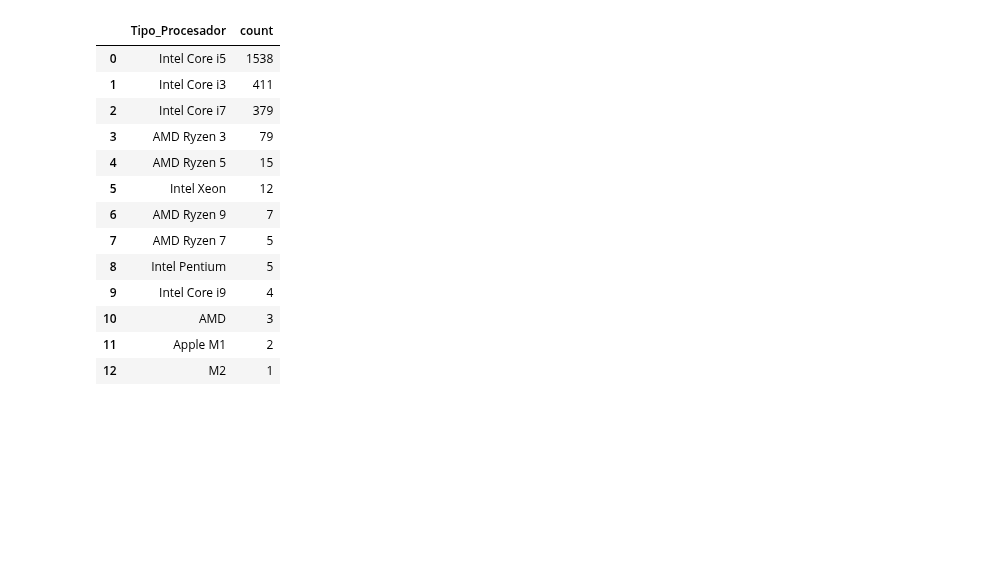
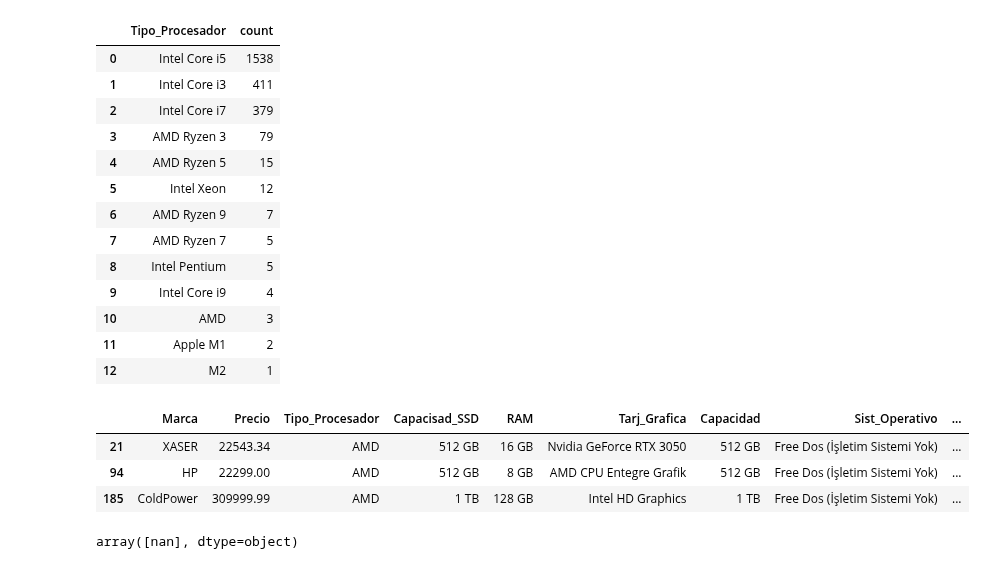
Before and after one commit to Jorge-Alvarez-23/Data-Science-II_Coder, a Jupyter notebook: PROYECTO.ipynb, the cells around one changed output. Cells and saved outputs as stored; diff of their text form; code cells hidden in the pictures; blank space fills up the shorter version.

```diff
--- a/PROYECTO.ipynb
+++ b/PROYECTO.ipynb
@@ -716,3 +734,14 @@ df['Tipo_Procesador'].value_counts().reset_index()
 | 10 | AMD | 3 |
 | 11 | Apple M1 | 2 |
 | 12 | M2 | 1 |
+# %%
+df[df['Tipo_Procesador'] == 'AMD']
+# %% [output]
+|  | Marca | Precio | Tipo_Procesador | Capacisad_SSD | RAM | Tarj_Grafica | Capacidad | Sist_Operativo | ... |
+| 21 | XASER | 22543.34 | AMD | 512 GB | 16 GB | Nvidia GeForce RTX 3050 | 512 GB | Free Dos (İşletim Sistemi Yok) | ... |
+| 94 | HP | 22299.00 | AMD | 512 GB | 8 GB | AMD CPU Entegre Grafik | 512 GB | Free Dos (İşletim Sistemi Yok) | ... |
+| 185 | ColdPower | 309999.99 | AMD | 1 TB | 128 GB | Intel HD Graphics | 1 TB | Free Dos (İşletim Sistemi Yok) | ... |
+# %%
+df[df['Tipo_Procesador'] == 'Intel Pentium']['Generacion_Procesador'].unique()
+# %% [output]
+array([nan], dtype=object)
```
Also changed, not shown: parts of 4 cells of this notebook.
